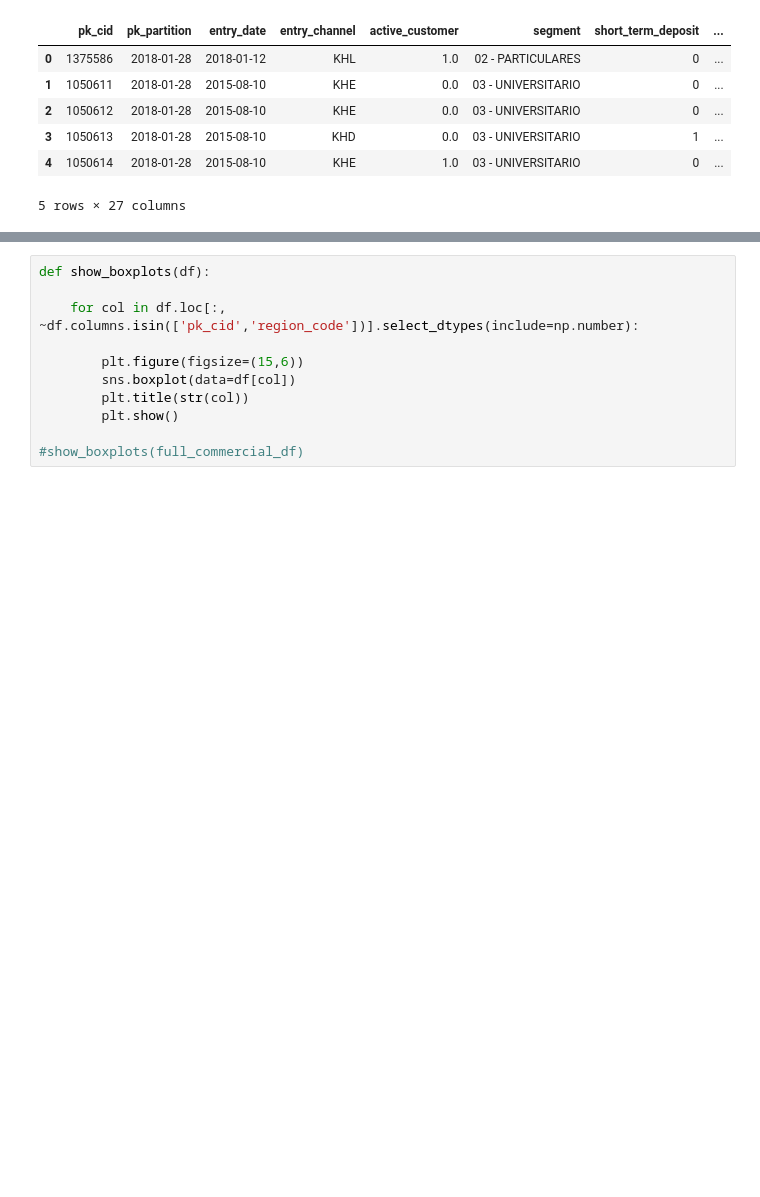
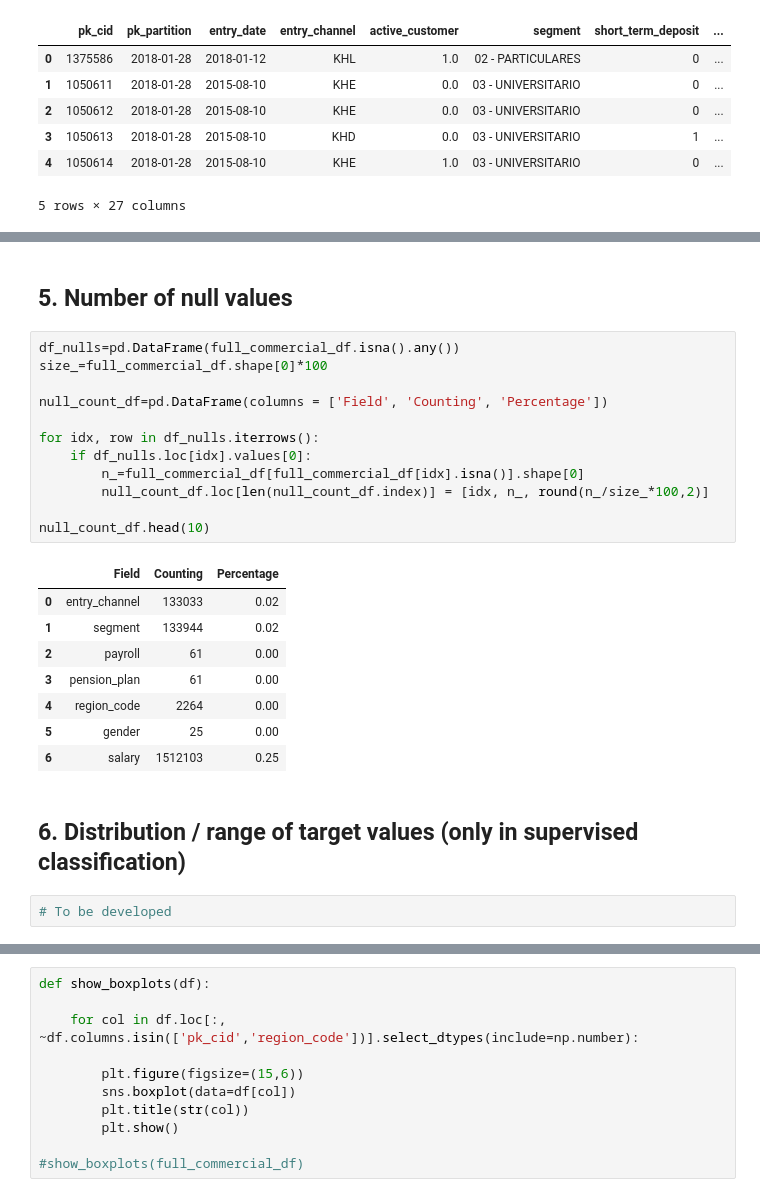
Before and after one commit to BernardoGMS/easyMoney_Capstone, a Jupyter notebook: final_project.ipynb, the cells around one changed output, grey strips where cells are left out. Saved outputs shown, nothing was run; the diff lists cells and outputs as text; blank space fills up the shorter version.

```diff
--- a/final_project.ipynb
+++ b/final_project.ipynb
@@ -85,0 +143,27 @@ full_commercial_df.describe()
+# %% [markdown]
+## 5.  Number of null values
+# %%
+df_nulls=pd.DataFrame(full_commercial_df.isna().any())
+size_=full_commercial_df.shape[0]*100
+
+null_count_df=pd.DataFrame(columns = ['Field', 'Counting', 'Percentage'])
+
+for idx, row in df_nulls.iterrows():
+    if df_nulls.loc[idx].values[0]:
+        n_=full_commercial_df[full_commercial_df[idx].isna()].shape[0]
+        null_count_df.loc[len(null_count_df.index)] = [idx, n_, round(n_/size_*100,2)]
+
+null_count_df.head(10)
+# %% [output]
+|  | Field | Counting | Percentage |
+| 0 | entry_channel | 133033 | 0.02 |
+| 1 | segment | 133944 | 0.02 |
+| 2 | payroll | 61 | 0.00 |
+| 3 | pension_plan | 61 | 0.00 |
+| 4 | region_code | 2264 | 0.00 |
+| 5 | gender | 25 | 0.00 |
+| 6 | salary | 1512103 | 0.25 |
+# %% [markdown]
+## 6.  Distribution / range of target values (only in supervised classification)
+# %%
+# To be developed
```
Also changed, not shown: parts of 31 cells of this notebook.
